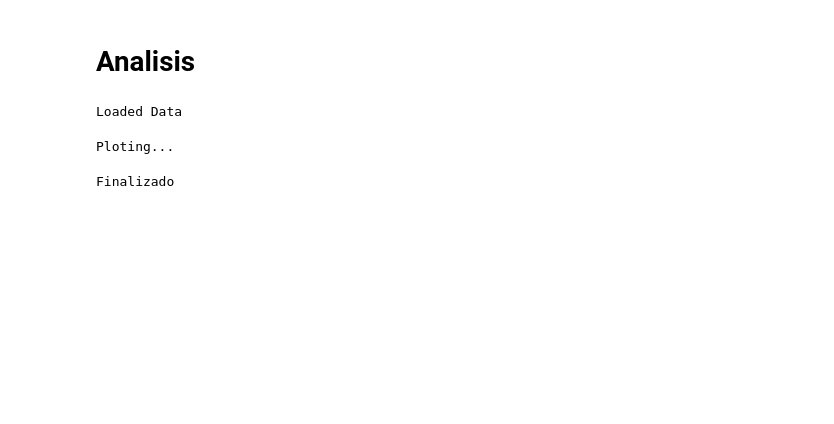
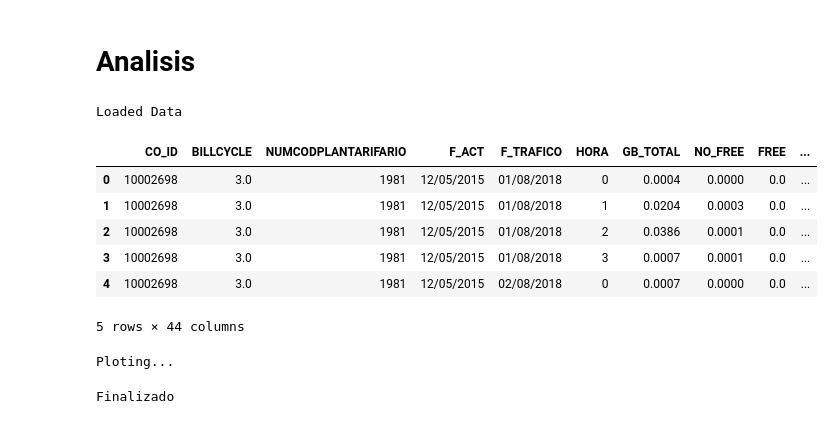
Before and after one commit to johnkbarrera/msmprofiles, a Jupyter notebook: 1-Analisis.ipynb, the cells around one changed output. Cells and saved outputs as stored; diff of their text form; code cells hidden in the pictures; blank space fills up the shorter version.

```diff
--- a/1-Analisis.ipynb
+++ b/1-Analisis.ipynb
@@ -27,2 +31,12 @@ Loaded Data
+# %%
+data.head()
+# %% [output]
+|  | CO_ID | BILLCYCLE | NUMCODPLANTARIFARIO | F_ACT | F_TRAFICO | HORA | GB_TOTAL | NO_FREE | FREE | ... |
+| 0 | 10002698 | 3.0 | 1981 | 12/05/2015 | 01/08/2018 | 0 | 0.0004 | 0.0000 | 0.0 | ... |
+| 1 | 10002698 | 3.0 | 1981 | 12/05/2015 | 01/08/2018 | 1 | 0.0204 | 0.0003 | 0.0 | ... |
+| 2 | 10002698 | 3.0 | 1981 | 12/05/2015 | 01/08/2018 | 2 | 0.0386 | 0.0001 | 0.0 | ... |
+| 3 | 10002698 | 3.0 | 1981 | 12/05/2015 | 01/08/2018 | 3 | 0.0007 | 0.0001 | 0.0 | ... |
+| 4 | 10002698 | 3.0 | 1981 | 12/05/2015 | 02/08/2018 | 0 | 0.0007 | 0.0000 | 0.0 | ... |
+5 rows × 44 columns
 # %%
 data["BILLCYCLE"] = data["BILLCYCLE"].fillna(9)
```
Also changed, not shown: parts of 7 cells of this notebook, 7 other files.
